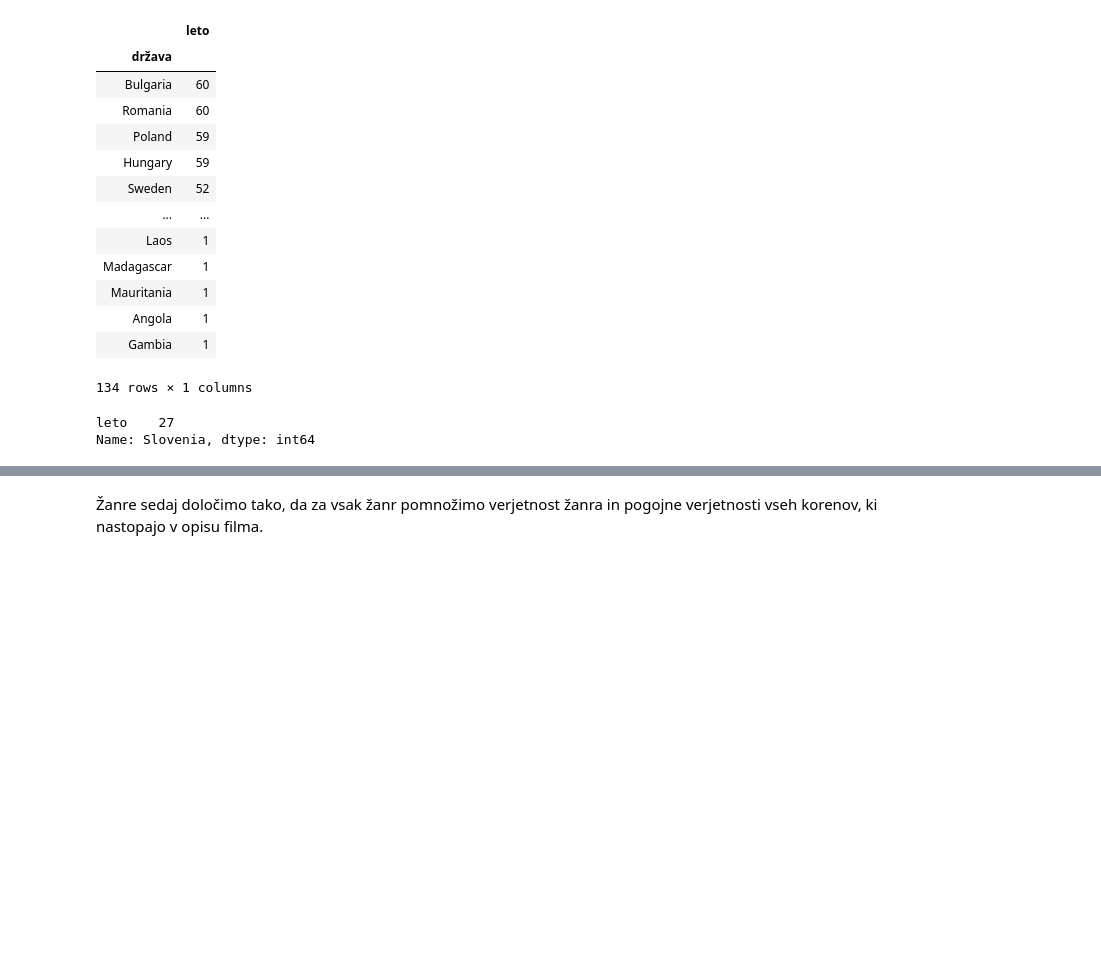
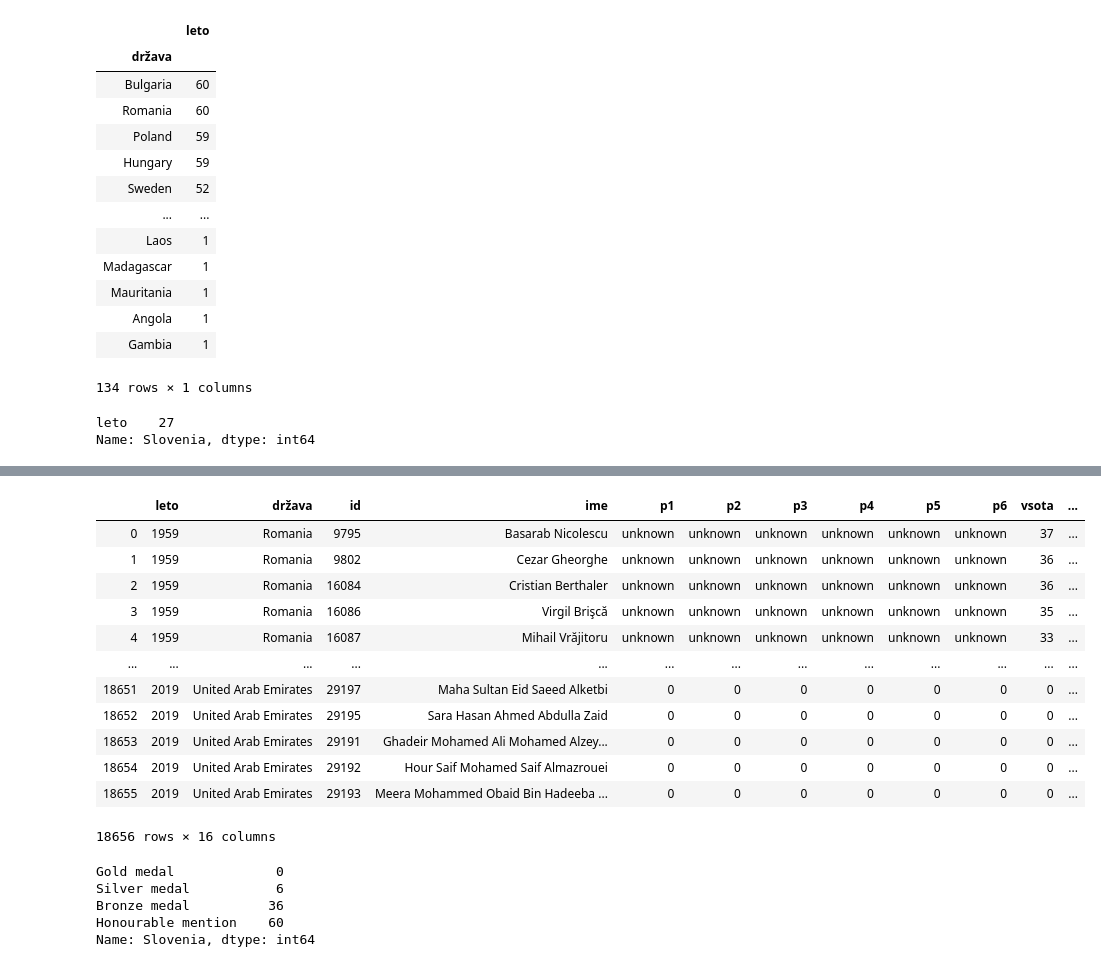
Before and after one commit to andrazm123/Analiza-podatkov-IMO, a Jupyter notebook: analiza_podatkov.ipynb, the cells around one changed output, grey strips where cells are left out. Drawn from its saved outputs; the diff is of its cells as text; code cells hidden in the pictures; blank space fills up the shorter version.

```diff
--- a/analiza_podatkov.ipynb
+++ b/analiza_podatkov.ipynb
@@ -406,2 +163,0 @@ verjetnosti_korenov_po_zanrih['Sci-Fi'].sort_values(ascending=False).head(20)
-# %% [markdown]
-Žanre sedaj določimo tako, da za vsak žanr pomnožimo verjetnost žanra in pogojne verjetnosti vseh korenov, ki nastopajo v opisu filma.
@@ -420,0 +166,16 @@ doloci_zanre('A story about a young mathematician, who discovers her artistic si
+# %%
+tekmovalci
+# %% [output]
+|  | leto | država | id | ime | p1 | p2 | p3 | p4 | p5 | p6 | vsota | ... |
+| 0 | 1959 | Romania | 9795 | Basarab Nicolescu | unknown | unknown | unknown | unknown | unknown | unknown | 37 | ... |
+| 1 | 1959 | Romania | 9802 | Cezar Gheorghe | unknown | unknown | unknown | unknown | unknown | unknown | 36 | ... |
+| 2 | 1959 | Romania | 16084 | Cristian Berthaler | unknown | unknown | unknown | unknown | unknown | unknown | 36 | ... |
+| 3 | 1959 | Romania | 16086 | Virgil Brişcă | unknown | unknown | unknown | unknown | unknown | unknown | 35 | ... |
+| 4 | 1959 | Romania | 16087 | Mihail Vrăjitoru | unknown | unknown | unknown | unknown | unknown | unknown | 33 | ... |
+| ... | ... | ... | ... | ... | ... | ... | ... | ... | ... | ... | ... | ... |
+| 18651 | 2019 | United Arab Emirates | 29197 | Maha Sultan Eid Saeed Alketbi | 0 | 0 | 0 | 0 | 0 | 0 | 0 | ... |
+| 18652 | 2019 | United Arab Emirates | 29195 | Sara Hasan Ahmed Abdulla Zaid | 0 | 0 | 0 | 0 | 0 | 0 | 0 | ... |
+| 18653 | 2019 | United Arab Emirates | 29191 | Ghadeir Mohamed Ali Mohamed Alzey... | 0 | 0 | 0 | 0 | 0 | 0 | 0 | ... |
+| 18654 | 2019 | United Arab Emirates | 29192 | Hour Saif Mohamed Saif Almazrouei | 0 | 0 | 0 | 0 | 0 | 0 | 0 | ... |
+| 18655 | 2019 | United Arab Emirates | 29193 | Meera Mohammed Obaid Bin Hadeeba ... | 0 | 0 | 0 | 0 | 0 | 0 | 0 | ... |
+18656 rows × 16 columns
@@ -420,0 +189,8 @@ doloci_zanre('A story about a young mathematician, who discovers her artistic si
+# %%
+ts.sum().sort_values(['Gold medal', 'Silver medal', "Bronze medal", "Honourable mention"], ascending=[False, False, False, False]).loc["Slovenia"]
+# %% [output]
+Gold medal             0
+Silver medal           6
+Bronze medal          36
+Honourable mention    60
+Name: Slovenia, dtype: int64
```
Also changed, not shown: parts of 106 cells of this notebook.
